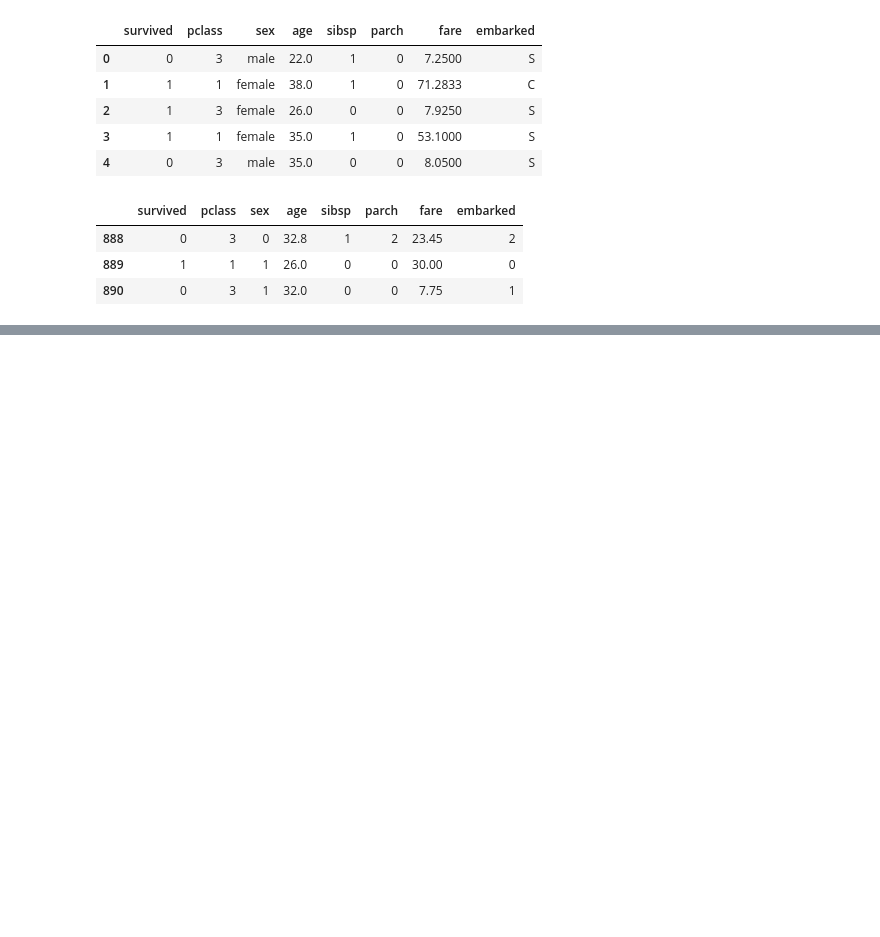
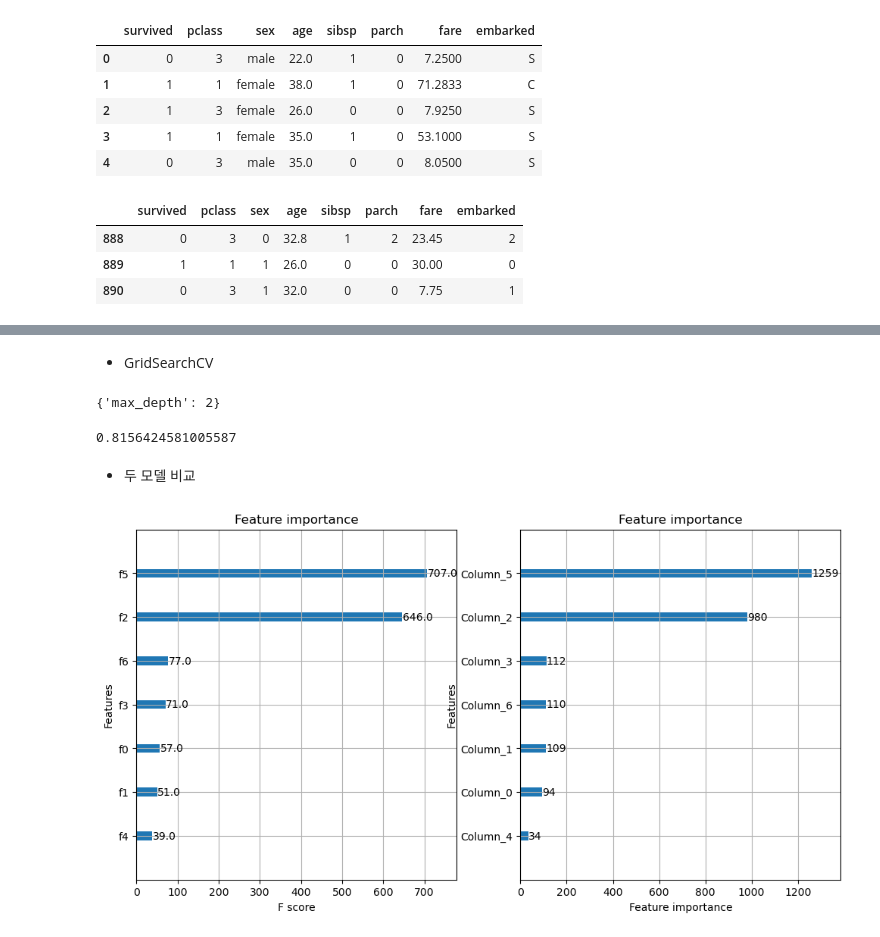
Before and after one commit to njy622/MachineLearningLecture-2023.10, a Jupyter notebook: 03.분류/06.Boosting.ipynb, the cells around one changed output, grey strips where cells are left out. Saved outputs shown, nothing was run; the diff lists cells and outputs as text; code cells hidden in the pictures; blank space fills up the shorter version.

```diff
--- a/03.분류/06.Boosting.ipynb
+++ b/03.분류/06.Boosting.ipynb
@@ -59,0 +179,22 @@ X_train, X_test, y_train, y_test = train_test_split(
+# %% [markdown]
+- GridSearchCV
+# %%
+params = {'max_depth': [2, 3, 4, 5]}
+grid_lgb = GridSearchCV(lgb, params, scoring='accuracy', cv=5)
+grid_lgb.fit(X_train, y_train)
+grid_lgb.best_params_
+# %% [output]
+{'max_depth': 2}
+# %%
+grid_lgb.best_estimator_.score(X_test, y_test)
+# %% [output]
+0.8156424581005587
+# %% [markdown]
+- 두 모델 비교
+# %%
+fig, ax = plt.subplots(1, 2, figsize=(12,6))
+xgb_pi(xgb, ax=ax[0])
+plot_importance(lgb, ax=ax[1])
+plt.show()
+# %% [output]
+[figure, added]
```
Also changed, not shown: parts of 19 cells of this notebook.
